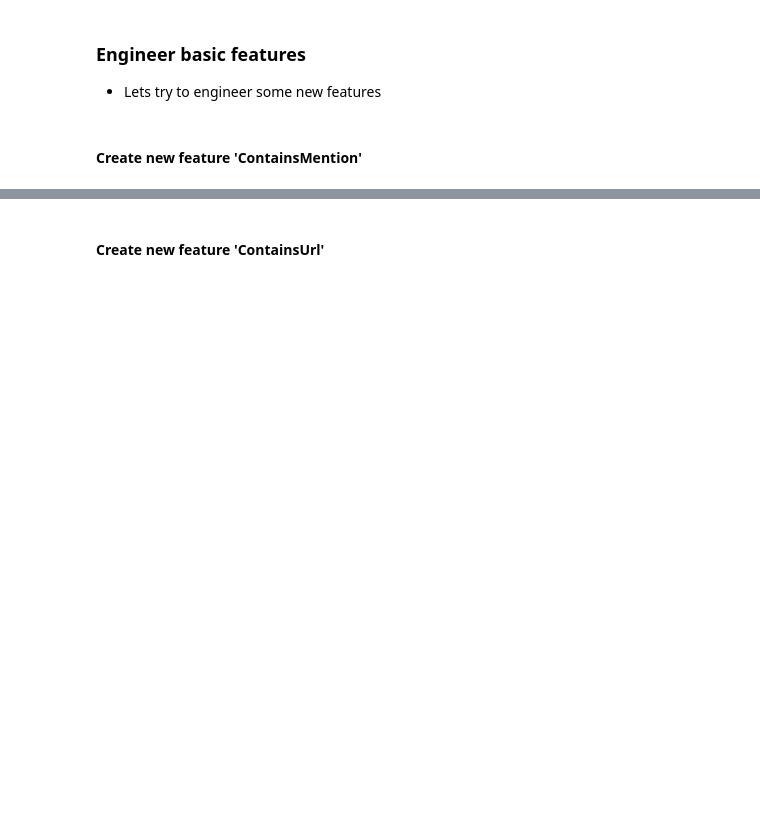
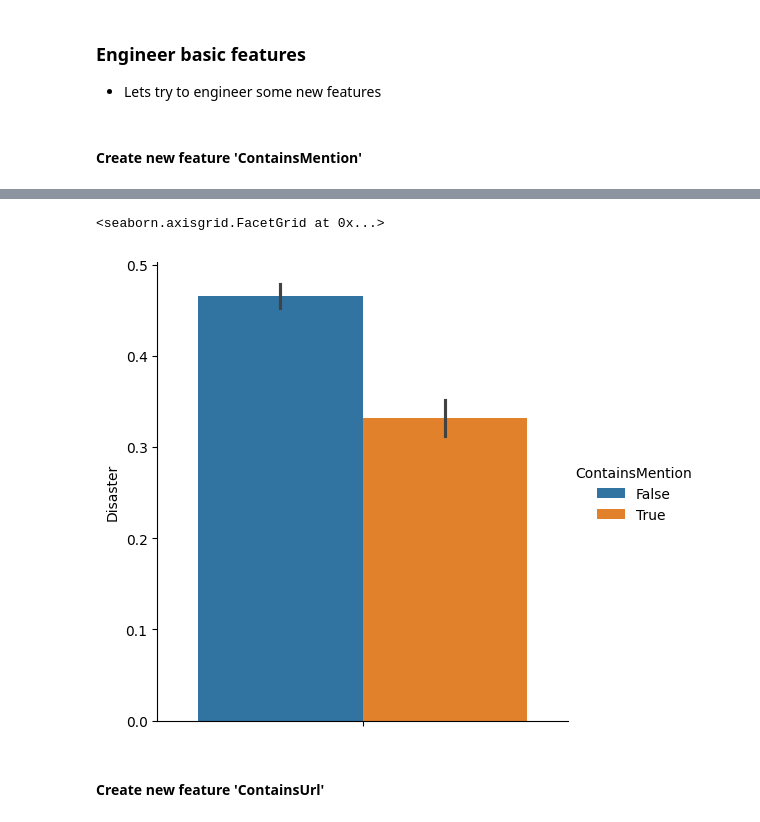
Before and after one commit to lucriver/kaggle-challenges, a Jupyter notebook: nlp-disaster-tweets/work.ipynb, the cells around one changed output, grey strips where cells are left out. Saved outputs shown, nothing was run; the diff lists cells and outputs as text; code cells hidden in the pictures; blank space fills up the shorter version.

```diff
--- a/nlp-disaster-tweets/work.ipynb
+++ b/nlp-disaster-tweets/work.ipynb
@@ -96,3 +142,8 @@ df_train[df_train['ContainsMention'] == True].sample(2)
+# %%
+sns.catplot(hue='ContainsMention',y='Disaster',data=df_train,kind='bar')
+# %% [output]
+<seaborn.axisgrid.FacetGrid at 0x...>
+[figure, added]
 # %% [markdown]
 #### Create new feature 'ContainsUrl'
 # %%
```
Also changed, not shown: parts of 42 cells of this notebook, 10 other files.
